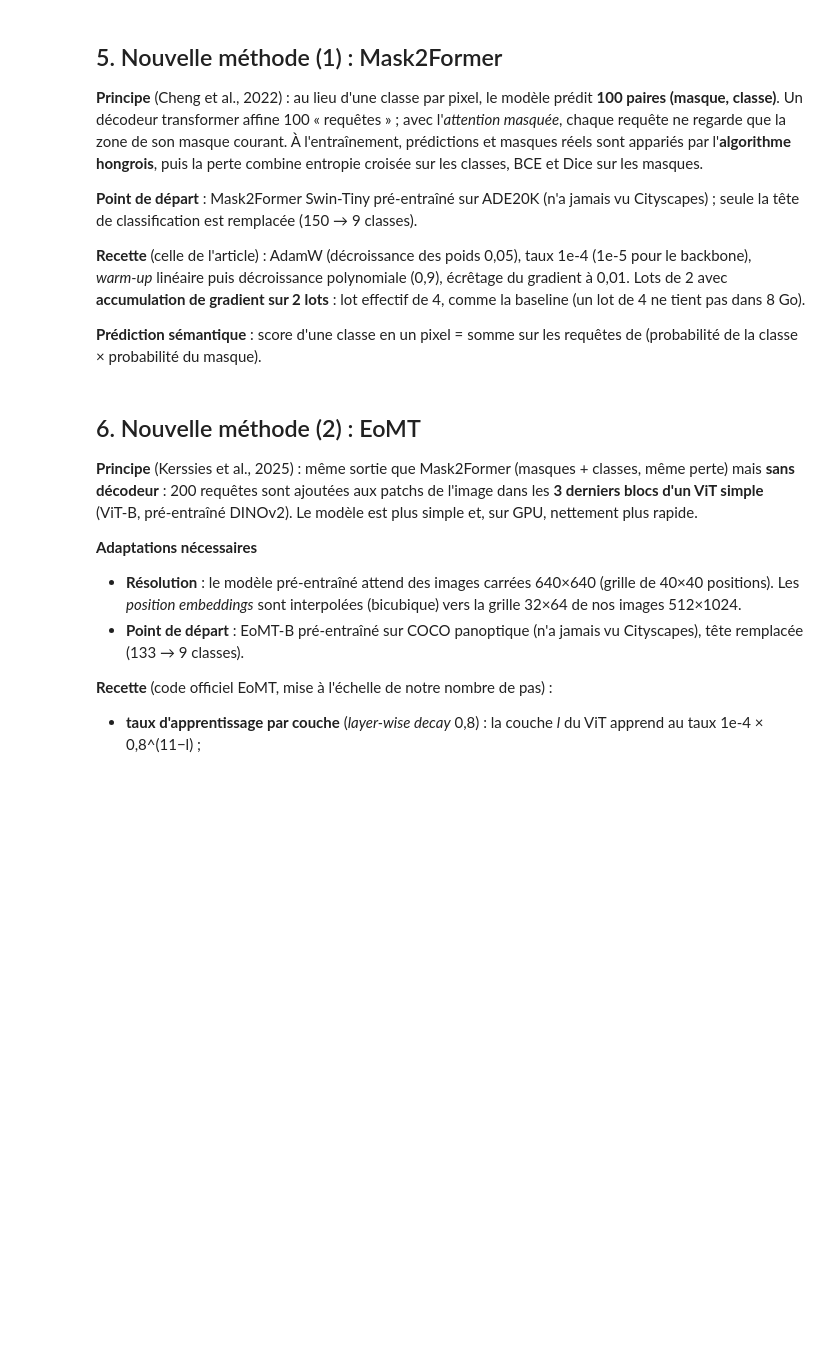
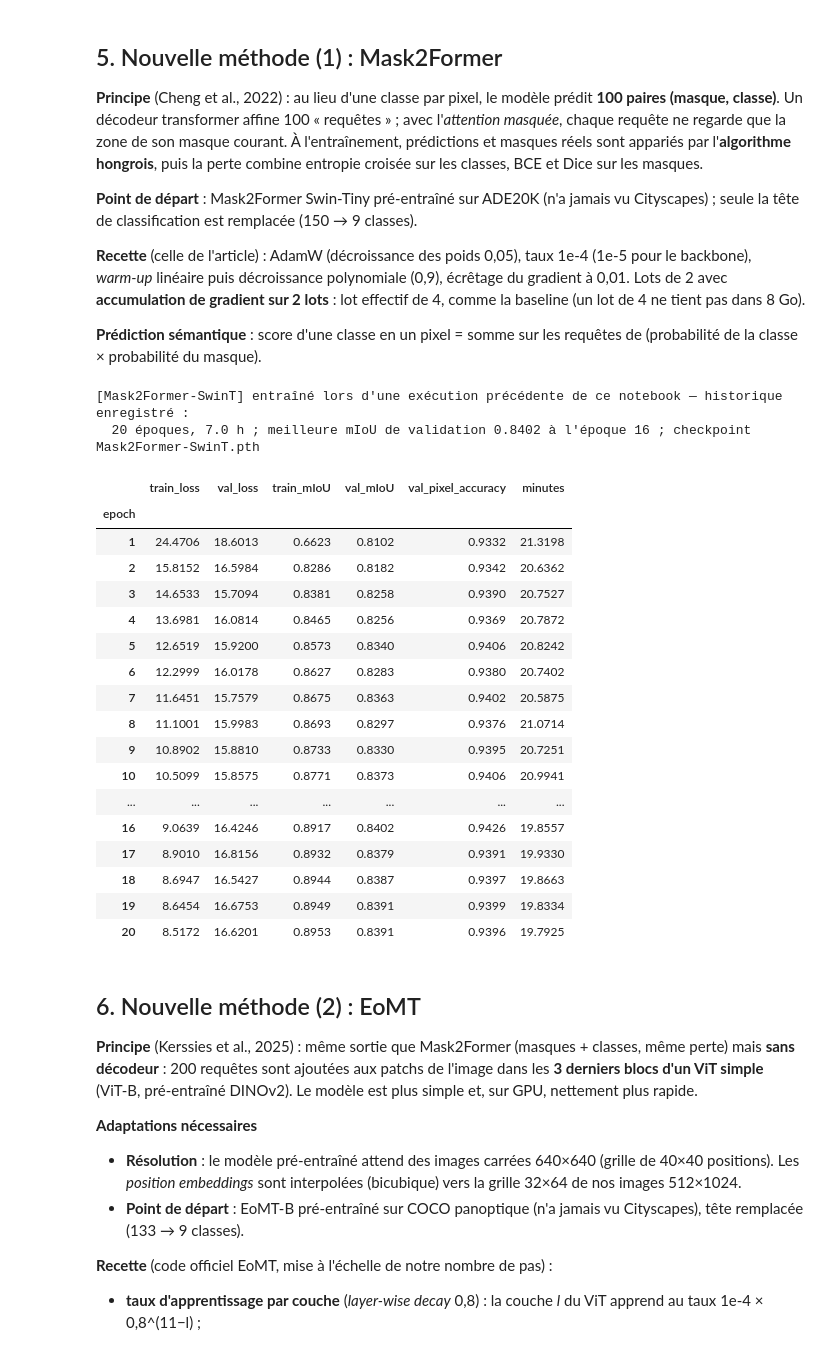
Before and after one commit to delnouty/cityvision-segmentation, a Jupyter notebook: notebook_env/notebooks/poc_entrainement.ipynb, the cells around one changed output. Drawn from its saved outputs; the diff is of its cells as text; code cells hidden in the pictures; blank space fills up the shorter version.

```diff
--- a/notebook_env/notebooks/poc_entrainement.ipynb
+++ b/notebook_env/notebooks/poc_entrainement.ipynb
@@ -623,23 +763,47 @@ def mc_val_epoch(model, loader):
 # %%
 if TRAIN["Mask2Former-SwinT"]:
     set_seed()
     train_loader, val_loader = make_loaders(batch_size=2)
     model = build_mask2former().to(DEVICE)
     backbone = list(model.model.pixel_level_module.encoder.parameters())
     bb_ids = {id(p) for p in backbone}
     rest = [p for p in model.parameters() if id(p) not in bb_ids]
     optimizer = torch.optim.AdamW([{"params": backbone, "lr": 1e-5}, {"params": rest, "lr": 1e-4}], weight_decay=0.05)
     total_steps = math.ceil(len(train_loader) / 2) * EPOCHS
     scheduler = torch.optim.lr_scheduler.LambdaLR(optimizer, poly_with_warmup(total_steps, warmup_steps=250))
     history_m2f = fit(
         "Mask2Former-SwinT", model,
         lambda: mc_train_epoch(model, train_loader, optimizer, scheduler, accum_steps=2),
         lambda: mc_val_epoch(model, val_loader),
         params={"architecture": "Mask2Former-SwinT", "pretrained": M2F_PRETRAINED, "batch_size": 2,
                 "accum_steps": 2, "lr": 1e-4, "lr_backbone": 1e-5, "optimizer": "AdamW(wd=0.05)",
                 "lr_schedule": "warm-up 250 + poly(0.9)", "precision": "bf16", "epochs": EPOCHS},
     )
-    free_gpu(model, optimizer)
+    del model, optimizer, scheduler, backbone, bb_ids, rest, train_loader, val_loader
+    cleanup()
+else:
+    history_m2f = show_history("Mask2Former-SwinT")
+# %% [output]
+[Mask2Former-SwinT] entraîné lors d'une exécution précédente de ce notebook — historique enregistré :
+  20 époques, 7.0 h ; meilleure mIoU de validation 0.8402 à l'époque 16 ; checkpoint Mask2Former-SwinT.pth
+|  | train_loss | val_loss | train_mIoU | val_mIoU | val_pixel_accuracy | minutes |
+| epoch |  |  |  |  |  |  |
+| 1 | 24.4706 | 18.6013 | 0.6623 | 0.8102 | 0.9332 | 21.3198 |
+| 2 | 15.8152 | 16.5984 | 0.8286 | 0.8182 | 0.9342 | 20.6362 |
+| 3 | 14.6533 | 15.7094 | 0.8381 | 0.8258 | 0.9390 | 20.7527 |
+| 4 | 13.6981 | 16.0814 | 0.8465 | 0.8256 | 0.9369 | 20.7872 |
+| 5 | 12.6519 | 15.9200 | 0.8573 | 0.8340 | 0.9406 | 20.8242 |
+| 6 | 12.2999 | 16.0178 | 0.8627 | 0.8283 | 0.9380 | 20.7402 |
+| 7 | 11.6451 | 15.7579 | 0.8675 | 0.8363 | 0.9402 | 20.5875 |
+| 8 | 11.1001 | 15.9983 | 0.8693 | 0.8297 | 0.9376 | 21.0714 |
+| 9 | 10.8902 | 15.8810 | 0.8733 | 0.8330 | 0.9395 | 20.7251 |
+| 10 | 10.5099 | 15.8575 | 0.8771 | 0.8373 | 0.9406 | 20.9941 |
+| ... | ... | ... | ... | ... | ... | ... |
+| 16 | 9.0639 | 16.4246 | 0.8917 | 0.8402 | 0.9426 | 19.8557 |
+| 17 | 8.9010 | 16.8156 | 0.8932 | 0.8379 | 0.9391 | 19.9330 |
+| 18 | 8.6947 | 16.5427 | 0.8944 | 0.8387 | 0.9397 | 19.8663 |
+| 19 | 8.6454 | 16.6753 | 0.8949 | 0.8391 | 0.9399 | 19.8334 |
+| 20 | 8.5172 | 16.6201 | 0.8953 | 0.8391 | 0.9396 | 19.7925 |
 # %% [markdown]
 ## 6. Nouvelle méthode (2) : EoMT
 
```
Also changed, not shown: parts of 17 cells of this notebook, 1 other file.
